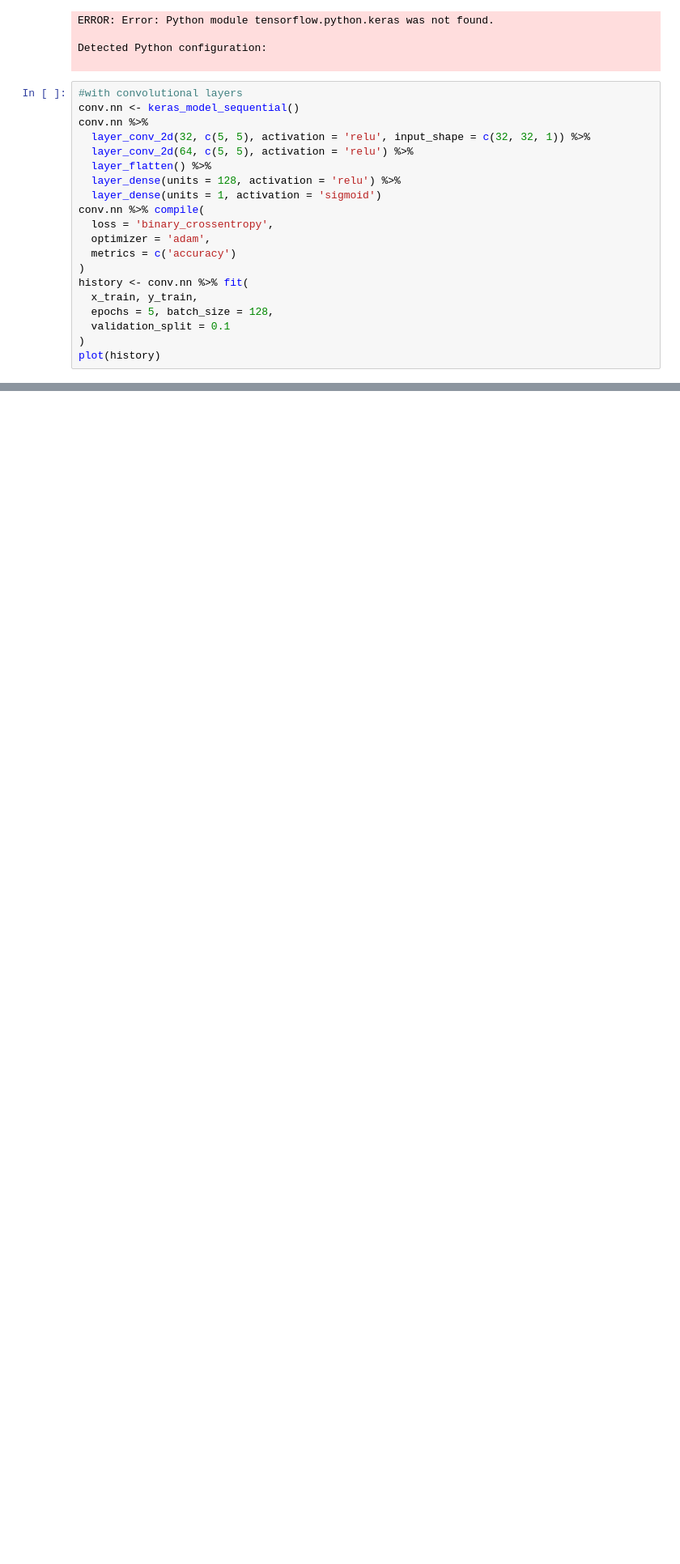
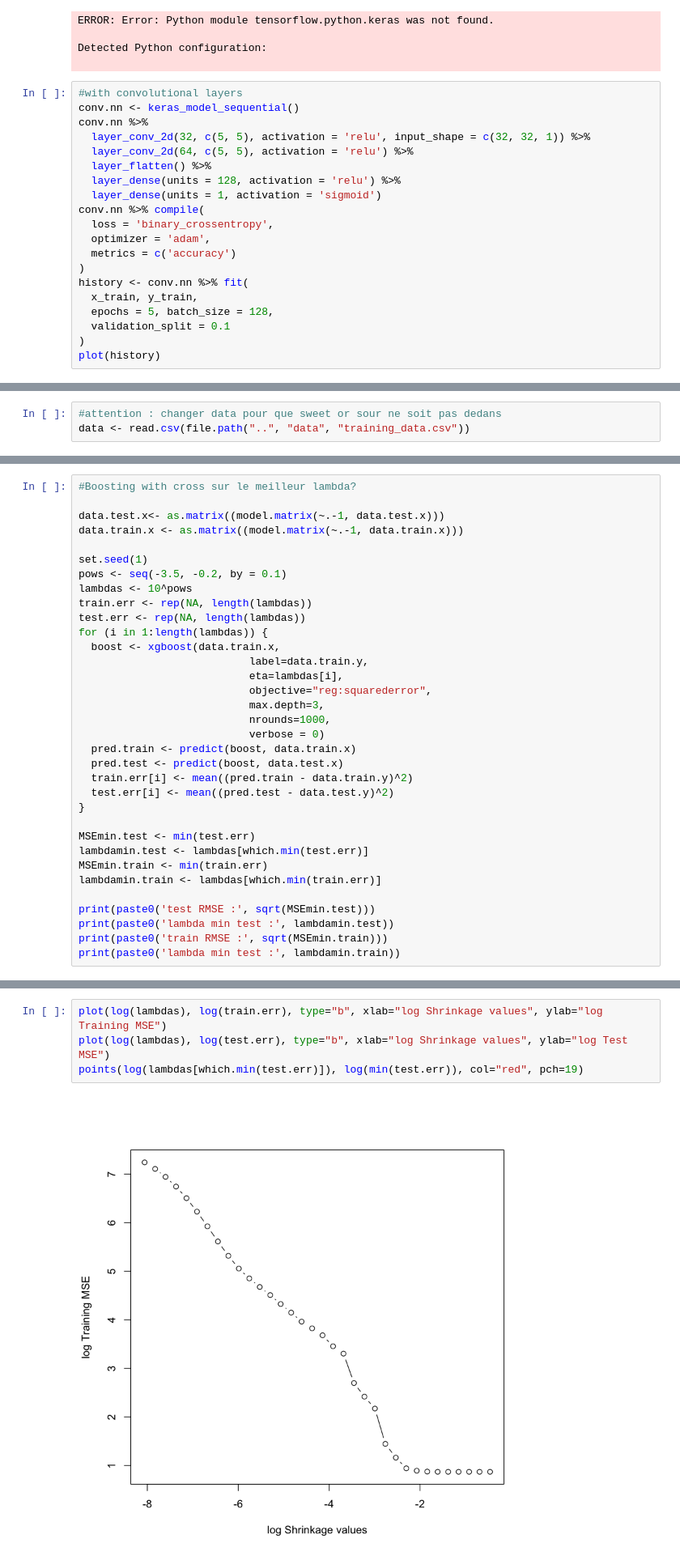
Before and after one commit to ghaeflig/Miniproject-Bio-322, a Jupyter notebook: src/NonlinearMethod.ipynb, the cells around one changed output, grey strips where cells are left out. Shown at 81% size. Saved outputs shown, nothing was run; the diff lists cells and outputs as text; blank space fills up the shorter version.

```diff
--- a/src/NonlinearMethod.ipynb
+++ b/src/NonlinearMethod.ipynb
@@ -66,0 +71,3 @@ plot(history)
+# %%
+#attention : changer data pour que sweet or sour ne soit pas dedans
+data <- read.csv(file.path("..", "data", "training_data.csv"))
@@ -66,0 +186,34 @@ plot(history)
+# %%
+#Boosting with cross sur le meilleur lambda?
+
+data.test.x<- as.matrix((model.matrix(~.-1, data.test.x)))
+data.train.x <- as.matrix((model.matrix(~.-1, data.train.x)))
+
+set.seed(1)
+pows <- seq(-3.5, -0.2, by = 0.1)
+lambdas <- 10^pows
+train.err <- rep(NA, length(lambdas))
+test.err <- rep(NA, length(lambdas))
+for (i in 1:length(lambdas)) {
+  boost <- xgboost(data.train.x,
+                           label=data.train.y,
+                           eta=lambdas[i],
+                           objective="reg:squarederror",
+                           max.depth=3,
+                           nrounds=1000,
+                           verbose = 0)
+  pred.train <- predict(boost, data.train.x)
+  pred.test <- predict(boost, data.test.x)
+  train.err[i] <- mean((pred.train - data.train.y)^2)
+  test.err[i] <- mean((pred.test - data.test.y)^2)
+}
+
+MSEmin.test <- min(test.err)
+lambdamin.test <- lambdas[which.min(test.err)]
+MSEmin.train <- min(train.err)
+lambdamin.train <- lambdas[which.min(train.err)]
+
+print(paste0('test RMSE :', sqrt(MSEmin.test)))
+print(paste0('lambda min test :', lambdamin.test))
+print(paste0('train RMSE :', sqrt(MSEmin.train)))
+print(paste0('lambda min test :', lambdamin.train))
@@ -66,0 +225,6 @@ plot(history)
+# %%
+plot(log(lambdas), log(train.err), type="b", xlab="log Shrinkage values", ylab="log Training MSE")
+plot(log(lambdas), log(test.err), type="b", xlab="log Shrinkage values", ylab="log Test MSE")
+points(log(lambdas[which.min(test.err)]), log(min(test.err)), col="red", pch=19)
+# %% [output]
+[figure, added]
```
Also changed, not shown: parts of 14 cells of this notebook, 2 other files.
